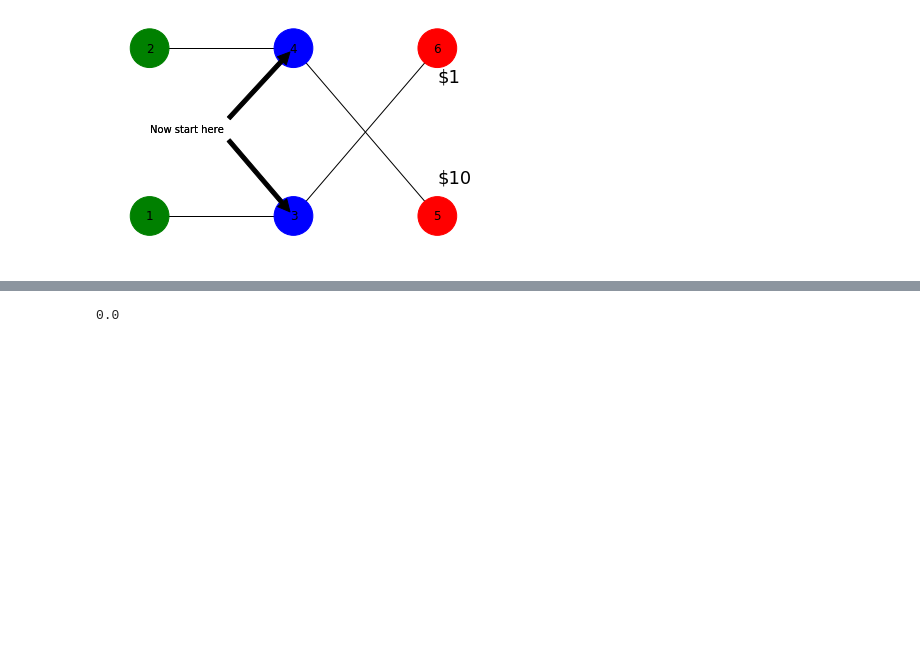
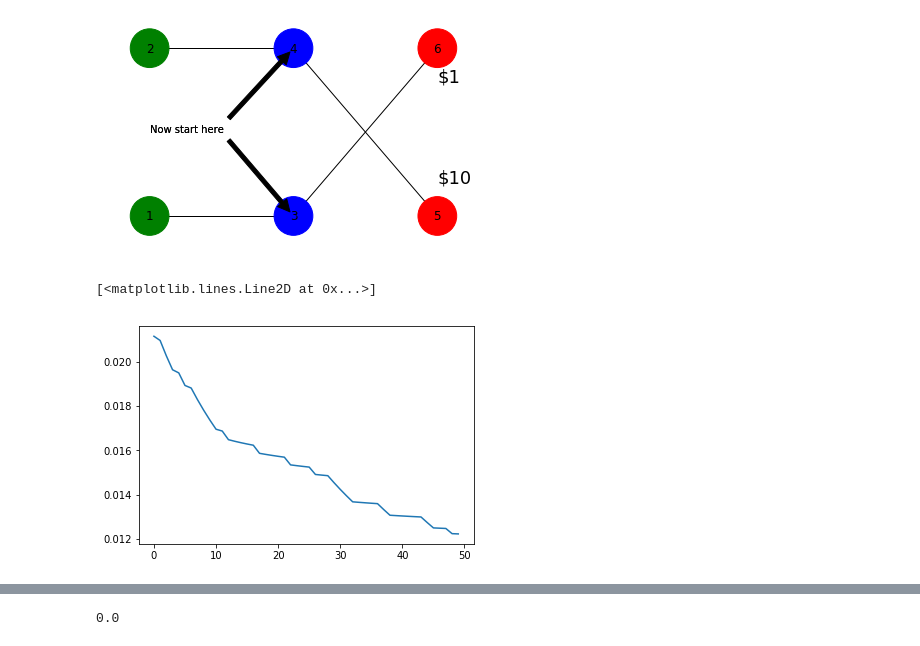
Before and after one commit to jessegeerts/bayesian-rl, a Jupyter notebook: TransitionRevaluation.ipynb, the cells around one changed output, grey strips where cells are left out. Drawn from its saved outputs; the diff is of its cells as text; code cells hidden in the pictures; blank space fills up the shorter version.

```diff
--- a/TransitionRevaluation.ipynb
+++ b/TransitionRevaluation.ipynb
@@ -91,3 +103,8 @@ for i in range(400):
+# %%
+plt.plot(covs)
+# %% [output]
+[<matplotlib.lines.Line2D at 0x...>]
+[figure, added]
 # %%
 plt.figure()
 plt.imshow(ag.M.reshape(7,7))
```
Also changed, not shown: parts of 17 cells of this notebook.
